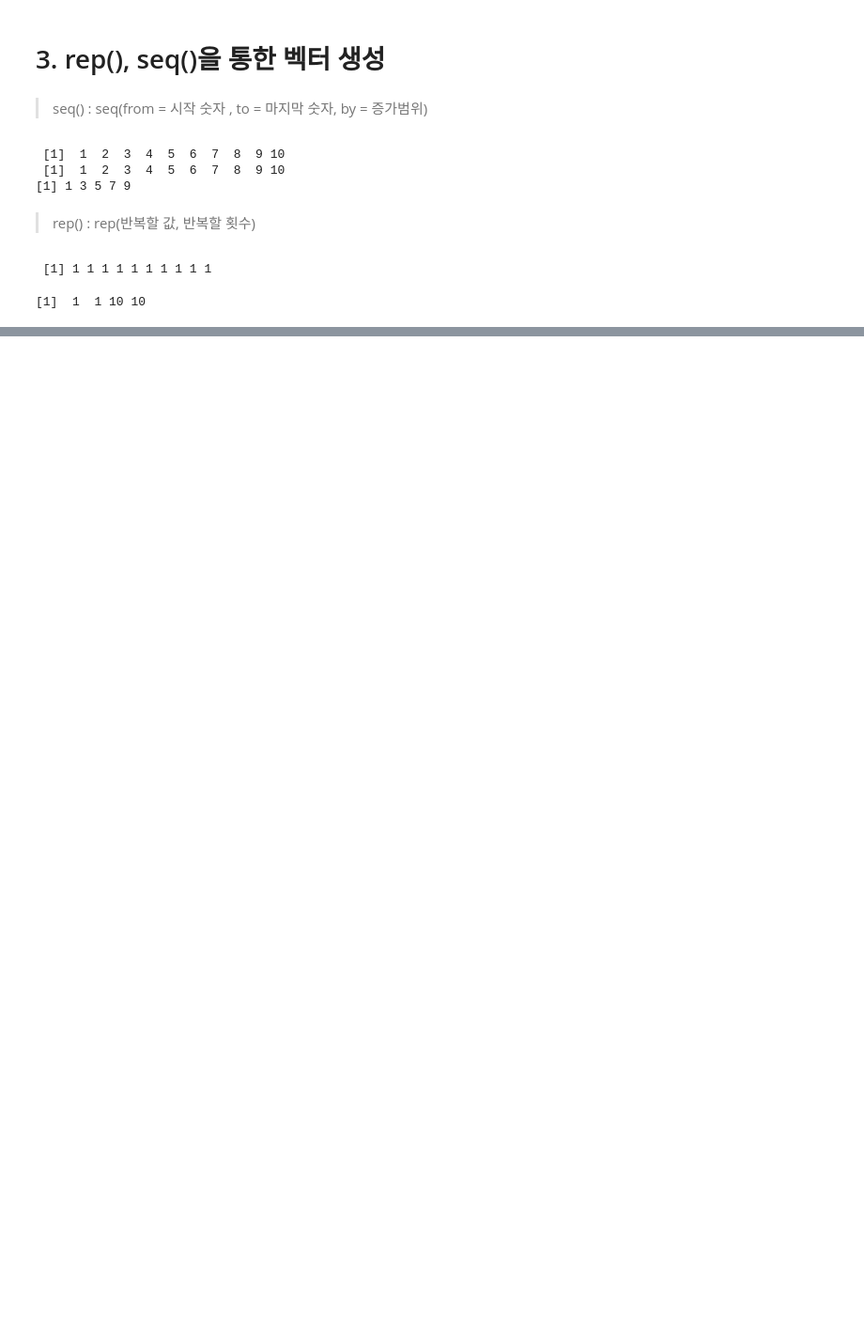
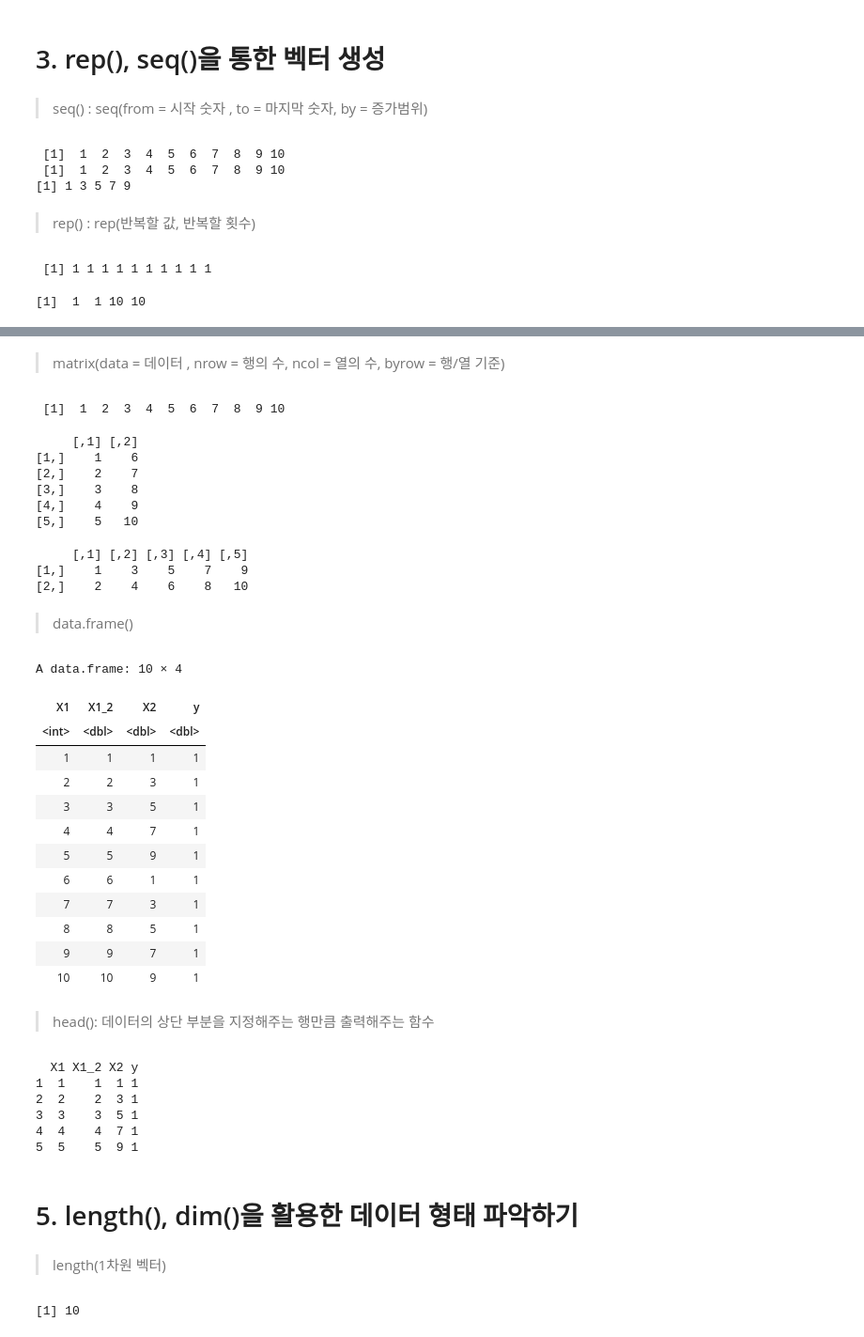
Before and after one commit to kdha0727/r-practice, a Jupyter notebook: Ch2.ipynb, the cells around one changed output, grey strips where cells are left out. Shown: that part at 94% size. Cells and saved outputs as stored; diff of their text form; code cells hidden in the pictures; blank space fills up the shorter version.

```diff
--- a/Ch2.ipynb
+++ b/Ch2.ipynb
@@ -59,0 +62,73 @@ print(y3)
+# %% [markdown]
+> matrix(data = 데이터 , nrow = 행의 수, ncol = 열의 수, byrow = 행/열 기준)
+# %%
+x1
+# %% [output]
+ [1]  1  2  3  4  5  6  7  8  9 10
+# %%
+MATRIX_R = matrix(
+data = x1,
+nrow = 5
+)
+print(MATRIX_R)
+# %% [output]
+     [,1] [,2]
+[1,]    1    6
+[2,]    2    7
+[3,]    3    8
+[4,]    4    9
+[5,]    5   10
+# %%
+MATRIX_C = matrix(
+data = x1,
+ncol = 5
+)
+print(MATRIX_C)
+# %% [output]
+     [,1] [,2] [,3] [,4] [,5]
+[1,]    1    3    5    7    9
+[2,]    2    4    6    8   10
+# %% [markdown]
+> data.frame()
+# %%
+DATA_SET = data.frame(
+X1 = x1,  # 변수명 = 벡터 값,
+X1_2 = x1_2,
+X2 = x2,
+y = y
+)
+DATA_SET
+# %% [output]
+A data.frame: 10 × 4
+| X1 | X1_2 | X2 | y |
+| <int> | <dbl> | <dbl> | <dbl> |
+| 1 | 1 | 1 | 1 |
+| 2 | 2 | 3 | 1 |
+| 3 | 3 | 5 | 1 |
+| 4 | 4 | 7 | 1 |
+| 5 | 5 | 9 | 1 |
+| 6 | 6 | 1 | 1 |
+| 7 | 7 | 3 | 1 |
+| 8 | 8 | 5 | 1 |
+| 9 | 9 | 7 | 1 |
+| 10 | 10 | 9 | 1 |
+# %% [markdown]
+> head(): 데이터의 상단 부분을 지정해주는 행만큼 출력해주는 함수
+# %%
+print(head(DATA_SET, 5))
+# %% [output]
+  X1 X1_2 X2 y
+1  1    1  1 1
+2  2    2  3 1
+3  3    3  5 1
+4  4    4  7 1
+5  5    5  9 1
+# %% [markdown]
+# 5. length(), dim()을 활용한 데이터 형태 파악하기
+# %% [markdown]
+> length(1차원 벡터)
+# %%
+# 벡터에 속한 원소의 갯수
+print(length(x1))
+# %% [output]
+[1] 10
```
Also changed, not shown: parts of 82 cells of this notebook.
